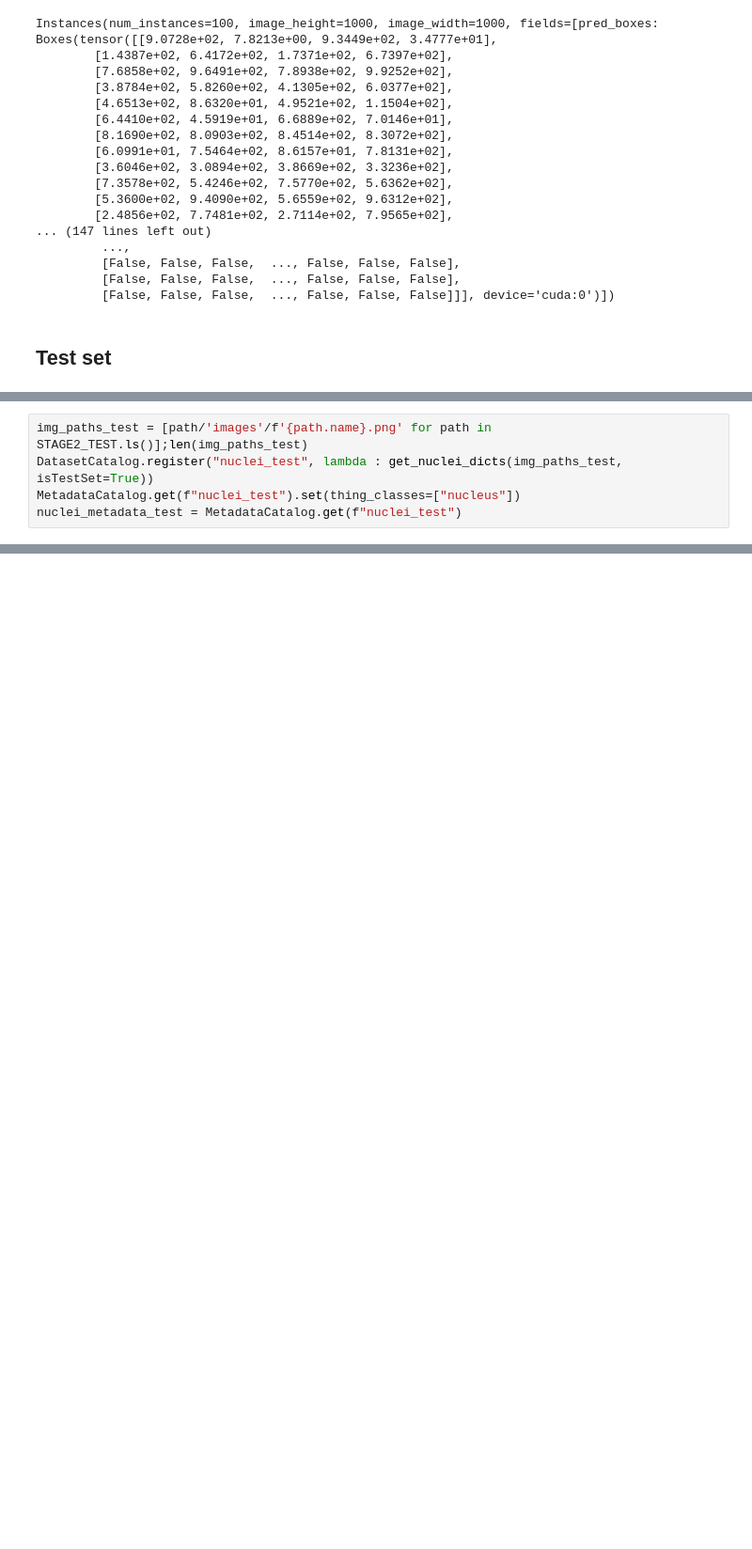
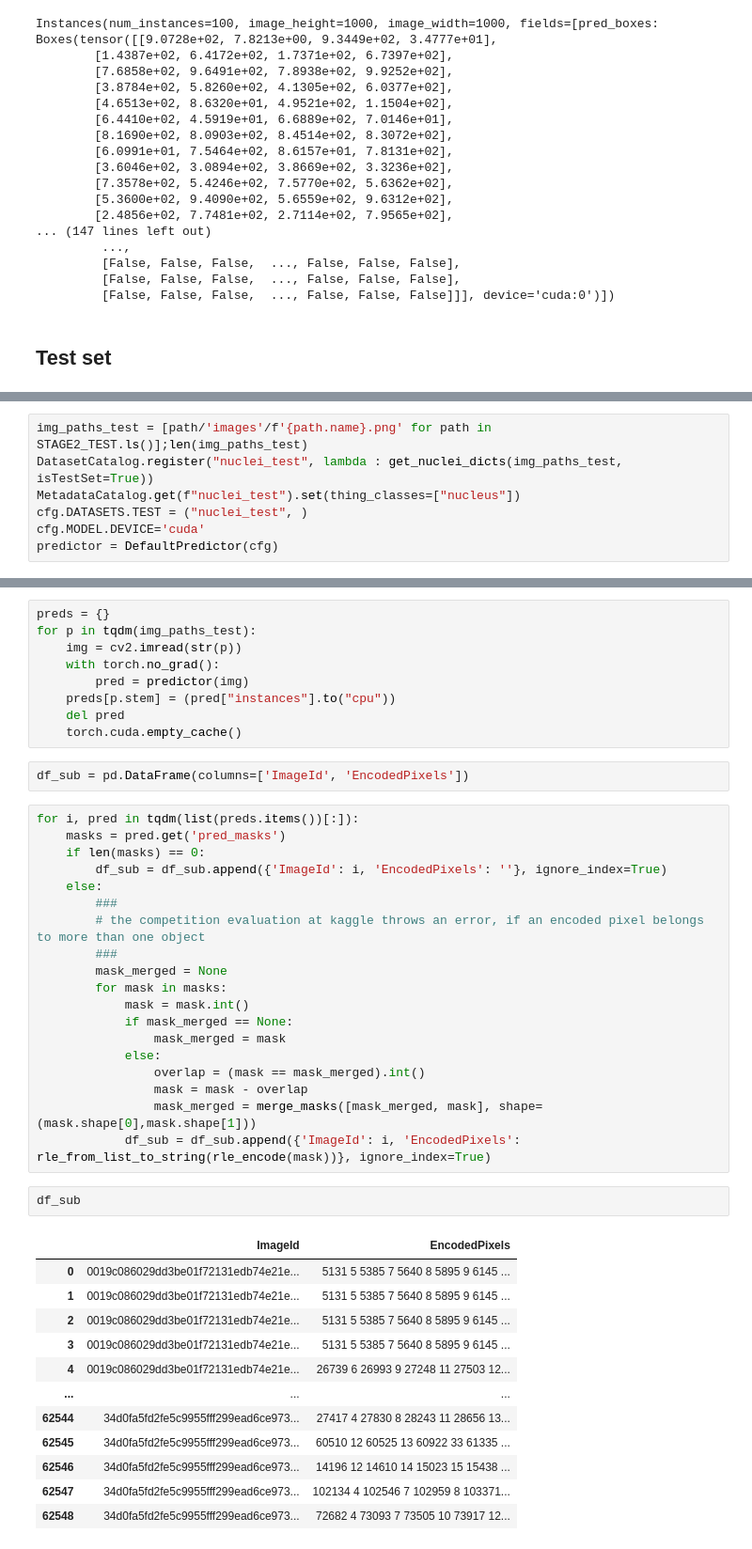
Before and after one commit to ChristophNeuner/nuclei_detection, a Jupyter notebook: nuclei_detection.ipynb, the cells around one changed output, grey strips where cells are left out. Shown at 94% size. Cells and saved outputs as stored; diff of their text form; blank space fills up the shorter version.

Commit message:
added submission pipeline for dsb 2018 stage2 test set

```diff
--- a/nuclei_detection.ipynb
+++ b/nuclei_detection.ipynb
@@ -669,5 +669,7 @@ Instances(num_instances=100, image_height=1000, image_width=1000, fields=[pred_b
 img_paths_test = [path/'images'/f'{path.name}.png' for path in STAGE2_TEST.ls()];len(img_paths_test)
 DatasetCatalog.register("nuclei_test", lambda : get_nuclei_dicts(img_paths_test, isTestSet=True))
 MetadataCatalog.get(f"nuclei_test").set(thing_classes=["nucleus"])
-nuclei_metadata_test = MetadataCatalog.get(f"nuclei_test")
+cfg.DATASETS.TEST = ("nuclei_test", )
+cfg.MODEL.DEVICE='cuda'
+predictor = DefaultPredictor(cfg)
 # %%
@@ -690,0 +690,45 @@ for p in random.sample(img_paths_test, 5):
+# %%
+preds = {}
+for p in tqdm(img_paths_test):
+    img = cv2.imread(str(p))
+    with torch.no_grad():
+        pred = predictor(img)
+    preds[p.stem] = (pred["instances"].to("cpu"))
+    del pred
+    torch.cuda.empty_cache()
+# %%
+df_sub = pd.DataFrame(columns=['ImageId', 'EncodedPixels'])
+# %%
+for i, pred in tqdm(list(preds.items())[:]):
+    masks = pred.get('pred_masks')
+    if len(masks) == 0:
+        df_sub = df_sub.append({'ImageId': i, 'EncodedPixels': ''}, ignore_index=True)
+    else:
+        ###
+        # the competition evaluation at kaggle throws an error, if an encoded pixel belongs to more than one object
+        ###
+        mask_merged = None
+        for mask in masks:
+            mask = mask.int()
+            if mask_merged == None:
+                mask_merged = mask
+            else:
+                overlap = (mask == mask_merged).int()
+                mask = mask - overlap
+                mask_merged = merge_masks([mask_merged, mask], shape=(mask.shape[0],mask.shape[1]))
+            df_sub = df_sub.append({'ImageId': i, 'EncodedPixels': rle_from_list_to_string(rle_encode(mask))}, ignore_index=True)
+# %%
+df_sub
+# %% [output]
+|  | ImageId | EncodedPixels |
+| 0 | 0019c086029dd3be01f72131edb74e21e... | 5131 5 5385 7 5640 8 5895 9 6145 ... |
+| 1 | 0019c086029dd3be01f72131edb74e21e... | 5131 5 5385 7 5640 8 5895 9 6145 ... |
+| 2 | 0019c086029dd3be01f72131edb74e21e... | 5131 5 5385 7 5640 8 5895 9 6145 ... |
+| 3 | 0019c086029dd3be01f72131edb74e21e... | 5131 5 5385 7 5640 8 5895 9 6145 ... |
+| 4 | 0019c086029dd3be01f72131edb74e21e... | 26739 6 26993 9 27248 11 27503 12... |
+| ... | ... | ... |
+| 62544 | 34d0fa5fd2fe5c9955fff299ead6ce973... | 27417 4 27830 8 28243 11 28656 13... |
+| 62545 | 34d0fa5fd2fe5c9955fff299ead6ce973... | 60510 12 60525 13 60922 33 61335 ... |
+| 62546 | 34d0fa5fd2fe5c9955fff299ead6ce973... | 14196 12 14610 14 15023 15 15438 ... |
+| 62547 | 34d0fa5fd2fe5c9955fff299ead6ce973... | 102134 4 102546 7 102959 8 103371... |
+| 62548 | 34d0fa5fd2fe5c9955fff299ead6ce973... | 72682 4 73093 7 73505 10 73917 12... |
```
Also changed, not shown: parts of 17 cells of this notebook.
